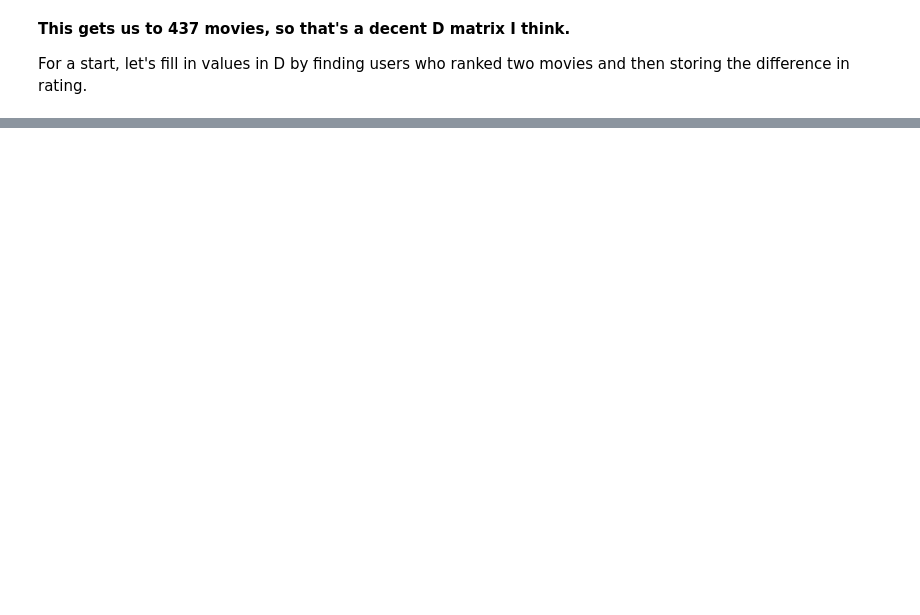
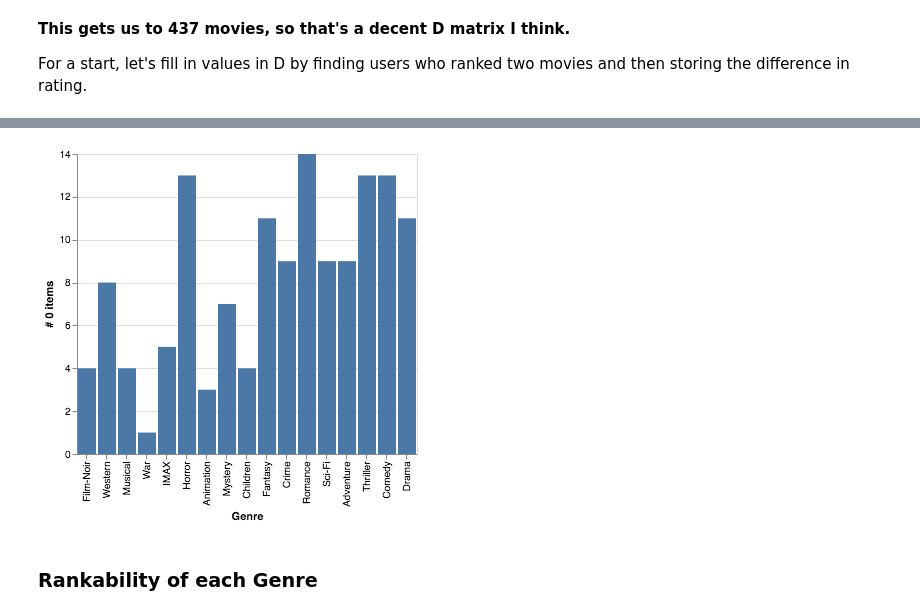
Before and after one commit to IGARDS/rankability_toolbox, a Jupyter notebook: pyrankability/notebooks/movielens-preprocess.ipynb, the cells around one changed output, grey strips where cells are left out. Drawn from its saved outputs; the diff is of its cells as text; code cells hidden in the pictures; blank space fills up the shorter version.

```diff
--- a/pyrankability/notebooks/movielens-preprocess.ipynb
+++ b/pyrankability/notebooks/movielens-preprocess.ipynb
@@ -232,0 +353,6 @@ print("hello")
+# %%
+counts_i_j_genres = counts_i_j.join(movies.set_index("movieId")).transpose().join(movies.set_index("movieId"))
+wins_i_j_genres = wins_i_j.join(movies.set_index("movieId")).transpose().join(movies.set_index("movieId"))
+loses_i_j_genres = loses_i_j.join(movies.set_index("movieId")).transpose().join(movies.set_index("movieId"))
+ties_i_j_genres = ties_i_j.join(movies.set_index("movieId")).transpose().join(movies.set_index("movieId"))
+counts_i_j_genres
@@ -232,0 +540,9 @@ print("hello")
+# %%
+alt.Chart(results_df).mark_bar().encode(y="# 0 items",x=alt.X('Genre',
+                                                            sort = alt.EncodingSortField(
+                                                            field="# items",
+                                                            order="ascending")))
+# %% [output]
+[figure, added]
+# %% [markdown]
+### Rankability of each Genre
```
Also changed, not shown: parts of 51 cells of this notebook, 6 other files.
